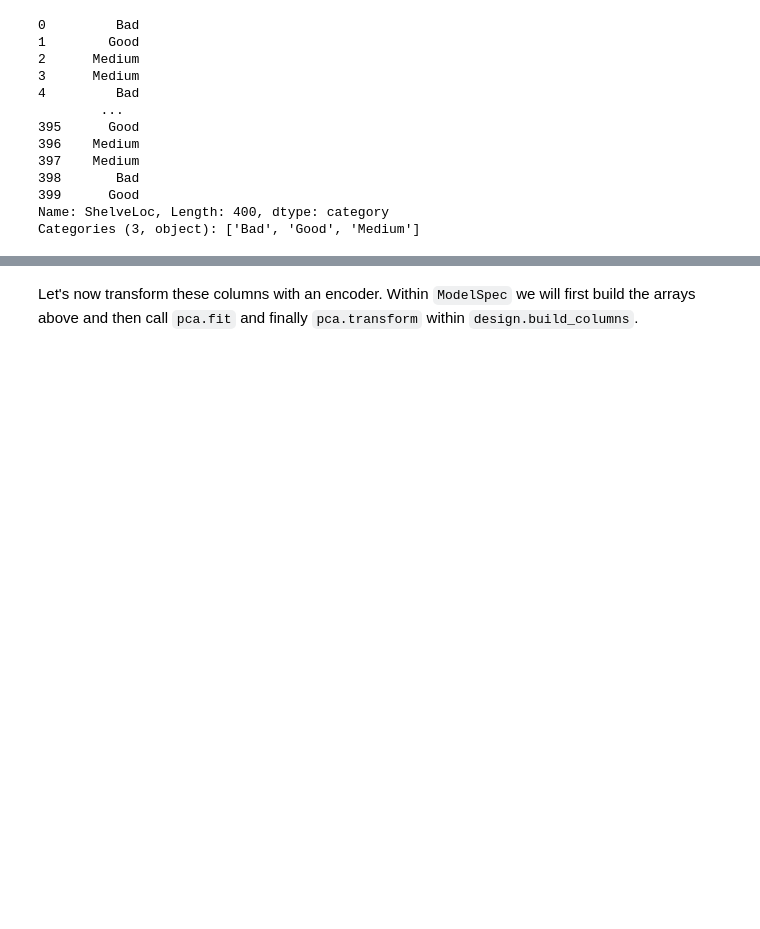
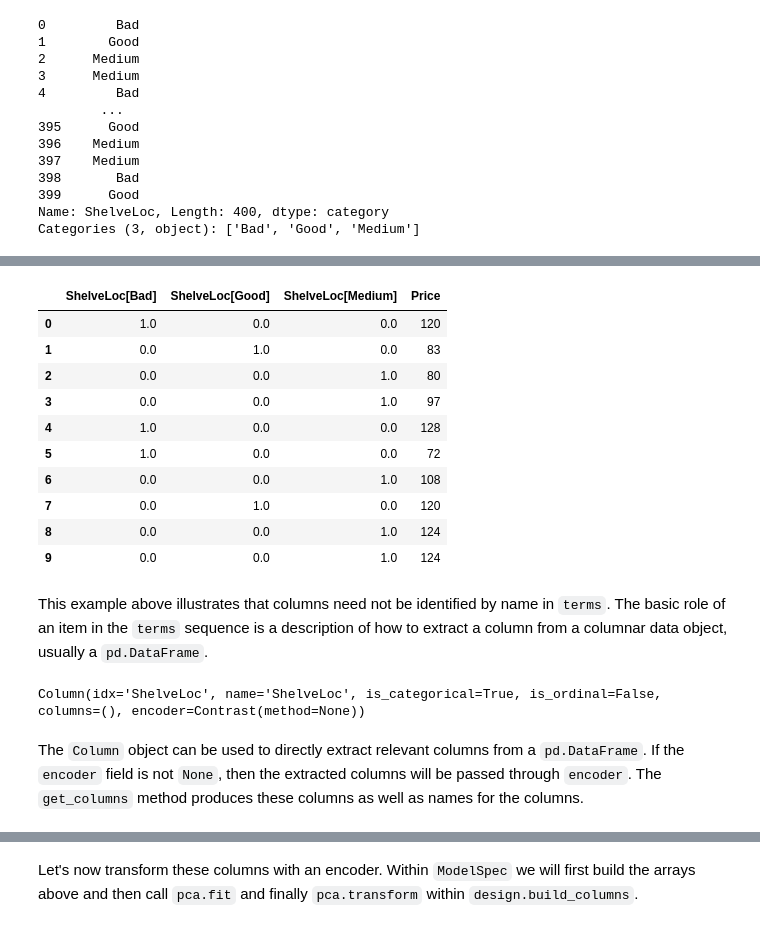
Before and after one commit to jonathan-taylor/ISLP, a Jupyter notebook: docs/source/models/spec.ipynb, the cells around one changed output, grey strips where cells are left out. Cells and saved outputs as stored; diff of their text form; code cells hidden in the pictures; blank space fills up the shorter version.

```diff
--- a/docs/source/models/spec.ipynb
+++ b/docs/source/models/spec.ipynb
@@ -212,0 +100,29 @@ design.build_columns(Carseats, new_var)
+# %%
+from ISLP.models import contrast
+shelve = contrast('ShelveLoc', None)
+MS_contr = ModelSpec([shelve, 'Price'], intercept=False)
+MS_contr.fit_transform(Carseats)[:10]
+# %% [output]
+|  | ShelveLoc[Bad] | ShelveLoc[Good] | ShelveLoc[Medium] | Price |
+| 0 | 1.0 | 0.0 | 0.0 | 120 |
+| 1 | 0.0 | 1.0 | 0.0 | 83 |
+| 2 | 0.0 | 0.0 | 1.0 | 80 |
+| 3 | 0.0 | 0.0 | 1.0 | 97 |
+| 4 | 1.0 | 0.0 | 0.0 | 128 |
+| 5 | 1.0 | 0.0 | 0.0 | 72 |
+| 6 | 0.0 | 0.0 | 1.0 | 108 |
+| 7 | 0.0 | 1.0 | 0.0 | 120 |
+| 8 | 0.0 | 0.0 | 1.0 | 124 |
+| 9 | 0.0 | 0.0 | 1.0 | 124 |
+# %% [markdown]
+This example above illustrates that columns need not be identified by name in `terms`. The basic
+role of an item in the `terms` sequence is a description of how to extract a column
+from a columnar data object, usually a `pd.DataFrame`.
+# %%
+shelve
+# %% [output]
+Column(idx='ShelveLoc', name='ShelveLoc', is_categorical=True, is_ordinal=False, columns=(), encoder=Contrast(method=None))
+# %% [markdown]
+The `Column` object can be used to directly extract relevant columns from a `pd.DataFrame`. If the `encoder` field is not
+`None`, then the extracted columns will be passed through `encoder`.
+The `get_columns` method produces these columns as well as names for the columns.
```
Also changed, not shown: parts of 124 cells of this notebook, 7 other files.
